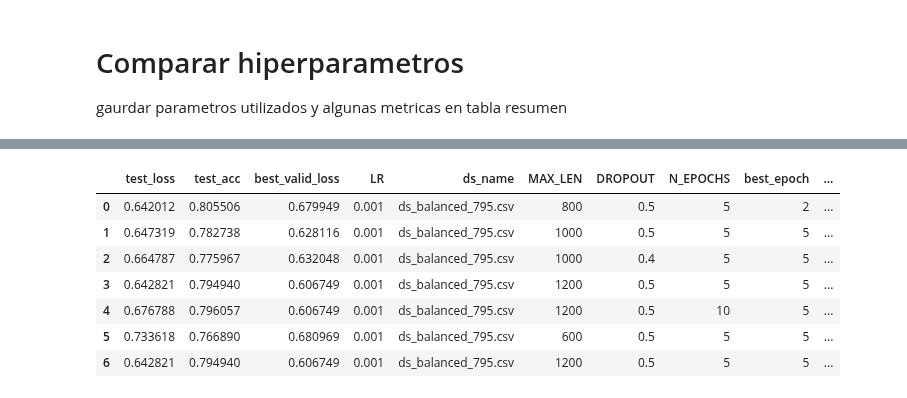
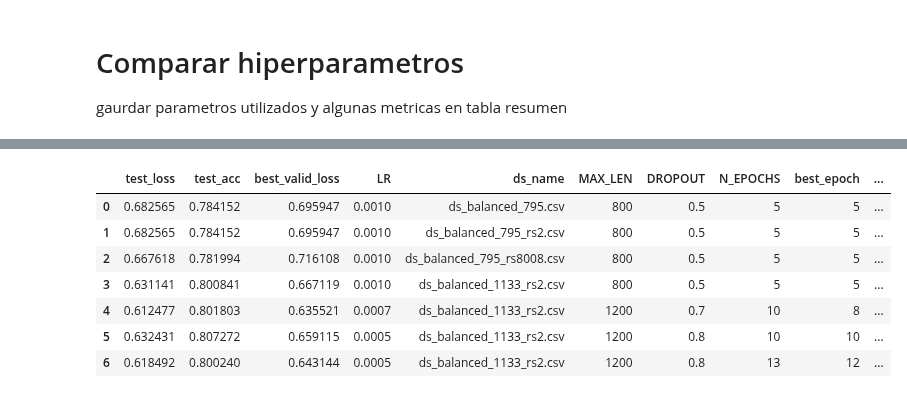
Before and after one commit to matiasbarram/INFO279-TAL-Proyecto, a Jupyter notebook: paso_5_optimizacion_cnn.ipynb, the cells around one changed output, grey strips where cells are left out. Cells and saved outputs as stored; diff of their text form; code cells hidden in the pictures.

```diff
--- a/paso_5_optimizacion_cnn.ipynb
+++ b/paso_5_optimizacion_cnn.ipynb
@@ -615,13 +614,13 @@ finally:
     with open('./cnn_info', 'wb') as fp:
         pickle.dump(attemps, fp)
 # %%
-pd.DataFrame(attemps, columns=wanted_keys)
+pd.DataFrame(attemps[-7:], columns=wanted_keys)
 # %% [output]
 |  | test_loss | test_acc | best_valid_loss | LR | ds_name | MAX_LEN | DROPOUT | N_EPOCHS | best_epoch | ... |
-| 0 | 0.642012 | 0.805506 | 0.679949 | 0.001 | ds_balanced_795.csv | 800 | 0.5 | 5 | 2 | ... |
-| 1 | 0.647319 | 0.782738 | 0.628116 | 0.001 | ds_balanced_795.csv | 1000 | 0.5 | 5 | 5 | ... |
-| 2 | 0.664787 | 0.775967 | 0.632048 | 0.001 | ds_balanced_795.csv | 1000 | 0.4 | 5 | 5 | ... |
-| 3 | 0.642821 | 0.794940 | 0.606749 | 0.001 | ds_balanced_795.csv | 1200 | 0.5 | 5 | 5 | ... |
-| 4 | 0.676788 | 0.796057 | 0.606749 | 0.001 | ds_balanced_795.csv | 1200 | 0.5 | 10 | 5 | ... |
-| 5 | 0.733618 | 0.766890 | 0.680969 | 0.001 | ds_balanced_795.csv | 600 | 0.5 | 5 | 5 | ... |
-| 6 | 0.642821 | 0.794940 | 0.606749 | 0.001 | ds_balanced_795.csv | 1200 | 0.5 | 5 | 5 | ... |
+| 0 | 0.682565 | 0.784152 | 0.695947 | 0.0010 | ds_balanced_795.csv | 800 | 0.5 | 5 | 5 | ... |
+| 1 | 0.682565 | 0.784152 | 0.695947 | 0.0010 | ds_balanced_795_rs2.csv | 800 | 0.5 | 5 | 5 | ... |
+| 2 | 0.667618 | 0.781994 | 0.716108 | 0.0010 | ds_balanced_795_rs8008.csv | 800 | 0.5 | 5 | 5 | ... |
+| 3 | 0.631141 | 0.800841 | 0.667119 | 0.0010 | ds_balanced_1133_rs2.csv | 800 | 0.5 | 5 | 5 | ... |
+| 4 | 0.612477 | 0.801803 | 0.635521 | 0.0007 | ds_balanced_1133_rs2.csv | 1200 | 0.7 | 10 | 8 | ... |
+| 5 | 0.632431 | 0.807272 | 0.659115 | 0.0005 | ds_balanced_1133_rs2.csv | 1200 | 0.8 | 10 | 10 | ... |
+| 6 | 0.618492 | 0.800240 | 0.643144 | 0.0005 | ds_balanced_1133_rs2.csv | 1200 | 0.8 | 13 | 12 | ... |
```
Also changed, not shown: parts of 21 cells of this notebook, 7 other files.
